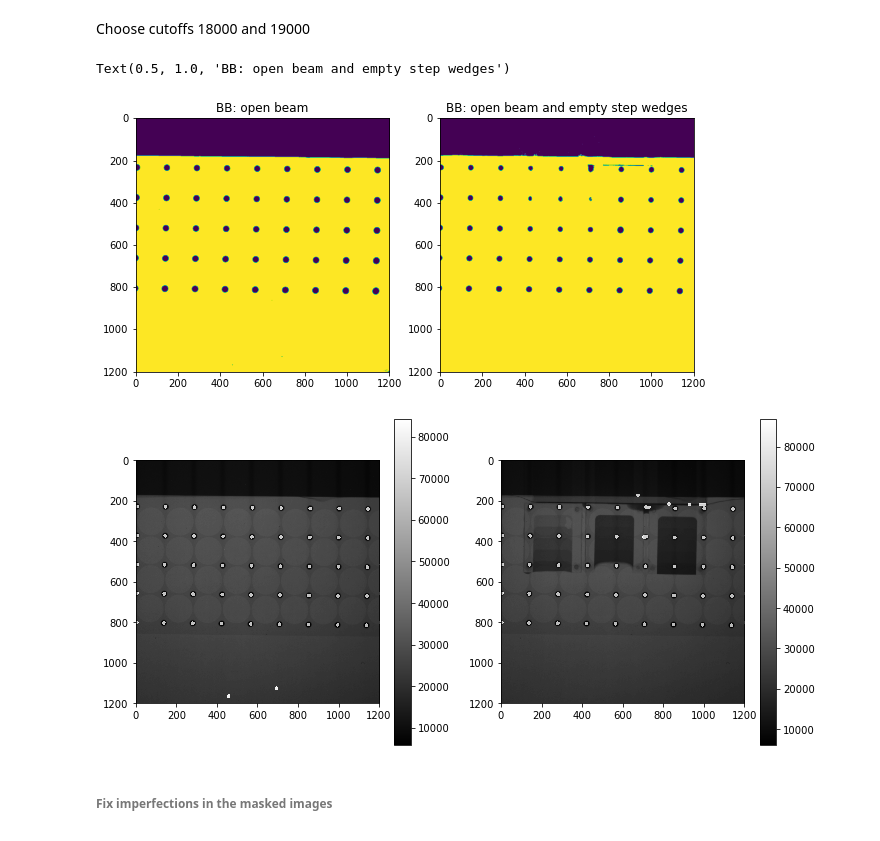
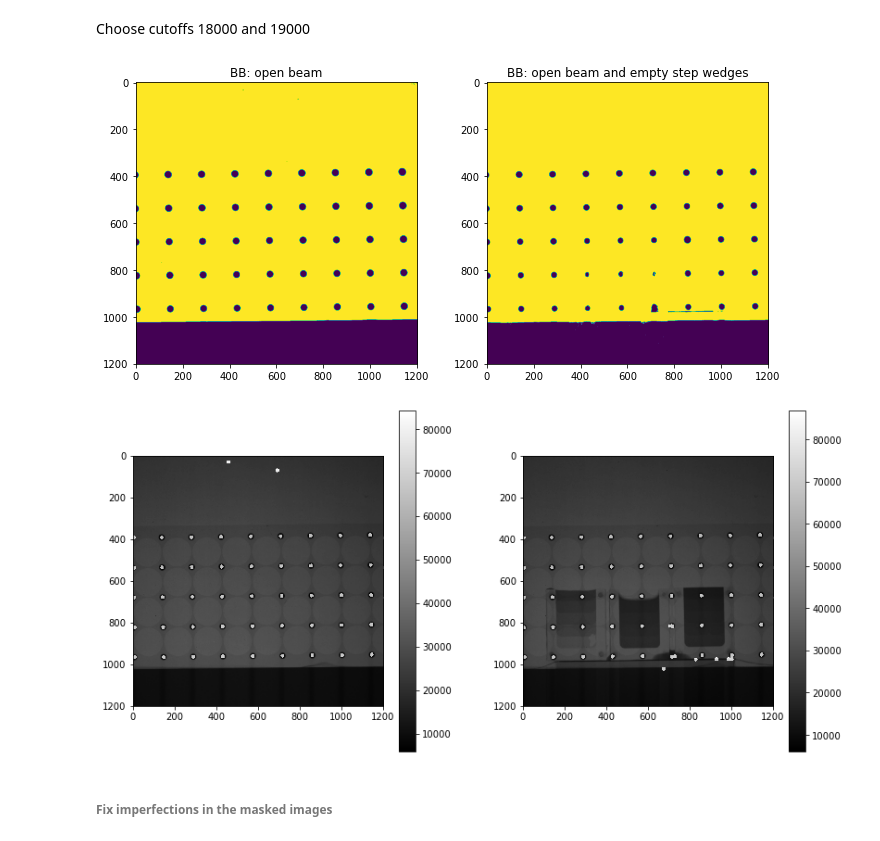
Before and after one commit to mmaehring/CapillaryRiseInSoil, a Jupyter notebook: notebooks/Anders Recipes/MM_Step_Wedges.ipynb, the cells around one changed output. Cells and saved outputs as stored; diff of their text form; code cells hidden in the pictures.

```diff
--- a/notebooks/Anders Recipes/MM_Step_Wedges.ipynb
+++ b/notebooks/Anders Recipes/MM_Step_Wedges.ipynb
@@ -106,15 +106,15 @@ Guessed: 12500, Otsu: 18794.9814453125
 Choose cutoffs 18000 and 19000
 # %%
 fig, ax = plt.subplots(1, 2)
+fig.tight_layout()
 fig.set_size_inches(10, 6)
-ax[0].imshow(18000<bb)
+ax[0].imshow((18000<bb[::-1]))
 ax[0].set_title("BB: open beam")
-ax[1].imshow(12500<bbes)
+ax[1].imshow((12500<bbes)[::-1])
 ax[1].set_title("BB: open beam and empty step wedges")
-# fig.savefig("BB_BBs_found")
+fig.savefig("BB_BBs_found.png")
 # %% [output]
-Text(0.5, 1.0, 'BB: open beam and empty step wedges')
-[figure, old version]
+[figure, new version]
 # %%
 # bb = bb[250:800,:]
 # bbes = bbes[250:800,:]
@@ -129,18 +129,18 @@ maskbb,rbb,cbb = bblib.get_black_bodies(bb, greythres=15000, areas=[0, 1000] , R
 maskbbes,rbbes,cbbes = bblib.get_black_bodies(bbes, greythres=12500, areas=[0, 1000], R=9)
 # %%
 fig, ax = plt.subplots(1, 2)
+fig.tight_layout()
 fig.set_size_inches(12, 10)
 # plt.suptitle("Uncleaned masks supoerimposed over the bb grids")
-a0=ax[0].imshow(1000*maskbb+bb, interpolation='none',cmap='gray')
+a0=ax[0].imshow((1000*maskbb+bb)[::-1], interpolation='none',cmap='gray')
 fig.colorbar(a0, ax=ax[0],shrink=0.6);
 
-a1=ax[1].imshow(1000*maskbbes+bbes,interpolation='none',cmap='gray')
+a1=ax[1].imshow((1000*maskbbes+bbes)[::-1],interpolation='none',cmap='gray')
 fig.colorbar(a1,ax=ax[1],shrink=0.6);
 
-
-# fig.savefig("plots/BBGrid_Identified_BBsUncleaned.png")
+fig.savefig("plots/BBGrid_Identified_BBsUncleaned.png")
 # %% [output]
-[figure, old version]
+[figure, new version]
 # %% [markdown]
 ###### Fix imperfections in the masked images
 # %%
```
Also changed, not shown: parts of 1 cell of this notebook, 22 other files.
